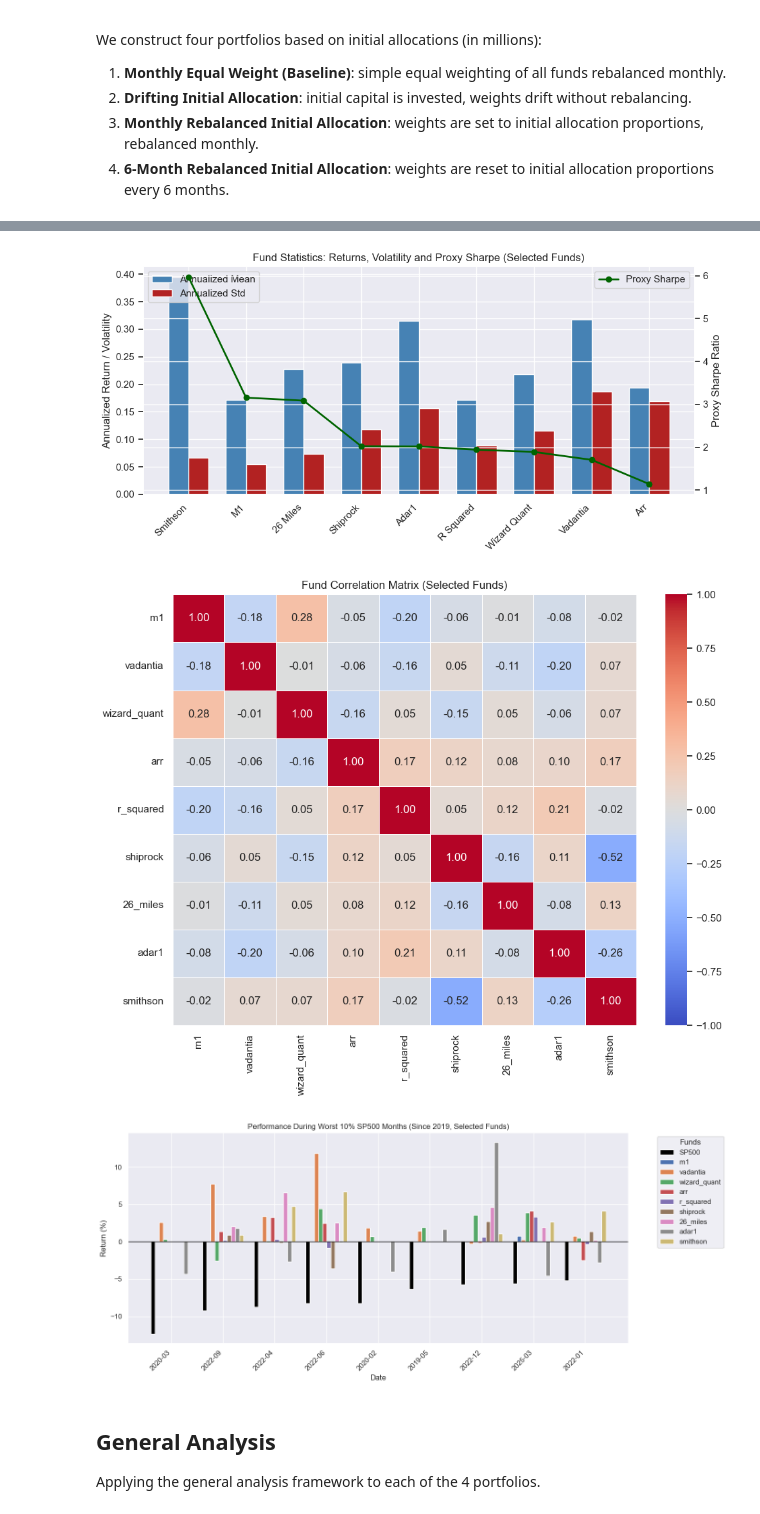
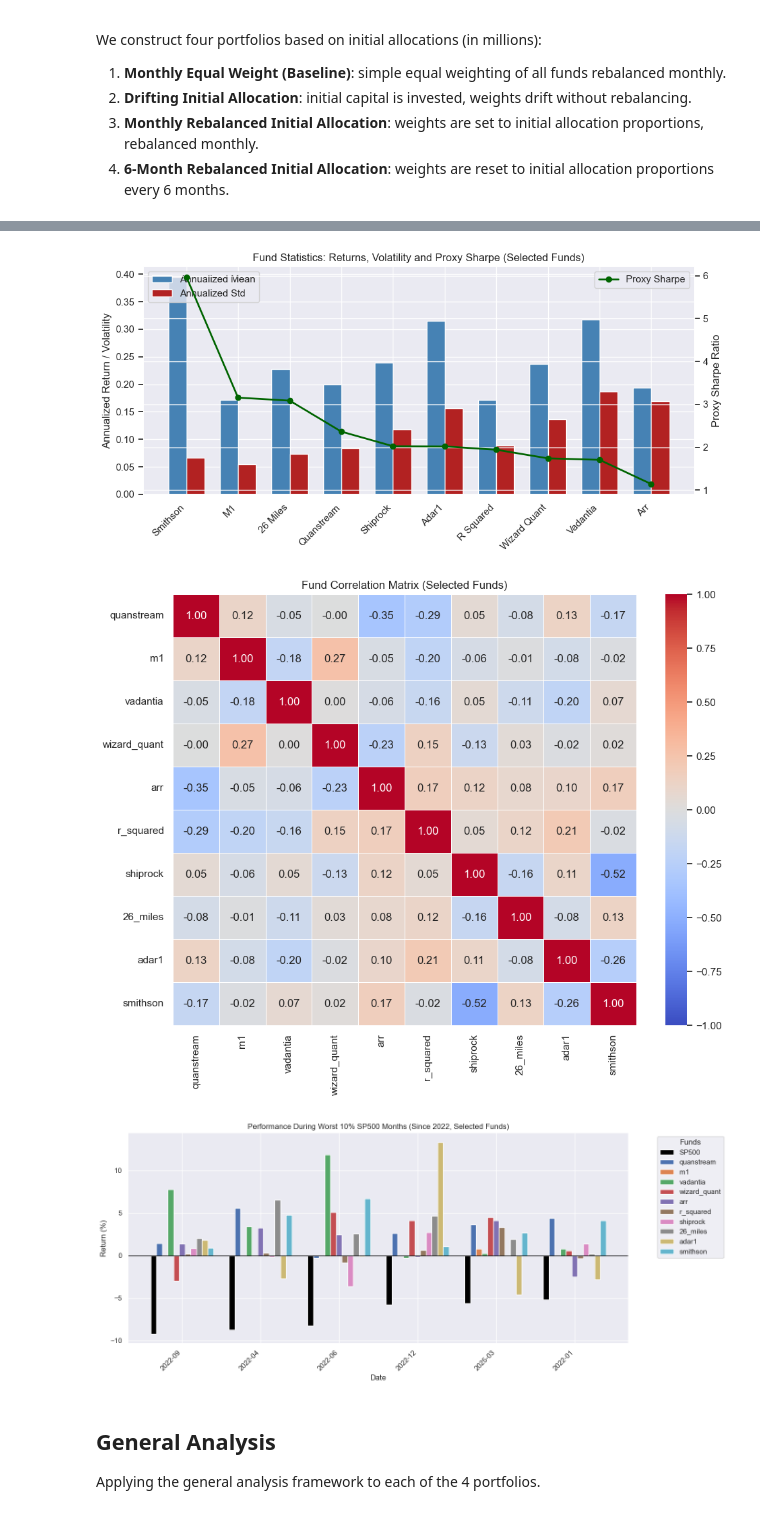
Before and after one commit to arthurdhonneur7/athenee_hf_portfolio, a Jupyter notebook: target_pflio.ipynb, the cells around one changed output, grey strips where cells are left out. Saved outputs shown, nothing was run; the diff lists cells and outputs as text; code cells hidden in the pictures.

Commit message:
adding the wizard quant offshore and analysis

```diff
--- a/target_pflio.ipynb
+++ b/target_pflio.ipynb
@@ -39,11 +39,12 @@ cols_to_keep = [c for c in cols_to_keep if c in df.columns]
 
 WIZARD_QUANT_LEVERAGE = True
 if WIZARD_QUANT_LEVERAGE and 'wizard_quant' in df.columns:
-    df['wizard_quant'] *= 2 - 0.04 / 12
+    df['wizard_quant'] *= 2.3 - 0.04 / 12
 
 df['smithson'] *= 0.7
 df['26_miles'] *= 0.7
 df['anvik'] *= 0.7
+df['quanstream'] *= 0.8
 
 df = df[cols_to_keep]
 df_full = df.copy()
@@ -377,7 +378,7 @@ We construct four portfolios based on initial allocations (in millions):
 # %%
 # Initial capital allocation per fund (in millions)
 allocations = {
-    # 'quanstream': 1,
+    'quanstream': 1,
     'm1': 1,
     'vadantia': 1.0,
     # 'enko': 1.0,
@@ -461,6 +462,7 @@ os.makedirs('report', exist_ok=True)
 plt.savefig('report/4_strategies_growth.pdf', bbox_inches='tight')
 plt.show()
 
+
 # Set portfolios_df based on the boolean flag to control downstream statistics
 if show_all_portfolios:
     portfolios_df = all_portfolios_df
@@ -489,37 +505,37 @@ stats_df_sel = stats_df_sorted.loc[stats_df_sorted.index.intersection(selected_f
 fig, ax1 = plt.subplots(figsize=(10, 5))
 x = np.arange(len(stats_df_sel))
 width = 0.35
 ax1.bar(x - width/2, stats_df_sel["Annualized Mean"], width, label='Annualized Mean', color='steelblue')
 ax1.bar(x + width/2, stats_df_sel["Annualized Std"], width, label='Annualized Std', color='firebrick')
 ax1.set_ylabel('Annualized Return / Volatility')
 ax1.set_title('Fund Statistics: Returns, Volatility and Proxy Sharpe (Selected Funds)')
 ax1.set_xticks(x)
 ax1.set_xticklabels([str(c).replace('_', ' ').title() for c in stats_df_sel.index], rotation=45, ha='right')
 ax1.legend(loc='upper left')
 ax2 = ax1.twinx()
 ax2.plot(x, stats_df_sel["Proxy Sharpe"], color='darkgreen', marker='o', linewidth=2, label='Proxy Sharpe')
 ax2.set_ylabel('Proxy Sharpe Ratio')
 ax2.legend(loc='upper right')
 plt.tight_layout()
 fig.savefig("report/fund_stats.pdf", bbox_inches="tight")
 plt.show()
 
 # 2. Correlation Matrix
 corr_matrix_sel = df_funds_full[df_funds_full.columns.intersection(selected_funds)].corr()
 plt.figure(figsize=(10, 8))
 sns.heatmap(corr_matrix_sel, annot=True, cmap='coolwarm', vmin=-1, vmax=1, fmt=".2f", linewidths=.5)
 plt.title('Fund Correlation Matrix (Selected Funds)')
 plt.tight_layout()
 plt.savefig("report/correlation.pdf", bbox_inches="tight")
 plt.show()
 
 # 3. Worst 10% SP500 Months
 # Using df_full to have sp500
-plot_worst_sp500_months_interactive(df_full[['sp500'] + [f for f in selected_funds if f in df_full.columns]], "(Since 2019, Selected Funds)", start_date="2019-01-01", save_path="report/worst_sp500_months.pdf")
+plot_worst_sp500_months_interactive(df[['sp500'] + [f for f in selected_funds if f in df.columns]], "(Since 2022, Selected Funds)", start_date="2022-01-01", save_path="report/worst_sp500_months.pdf")
 # %% [output]
-[figure, old version]
+[figure, new version]
-[figure, old version]
+[figure, new version]
-[figure, old version]
+[figure, new version]
 # %% [markdown]
 ## General Analysis
 
```
Also changed, not shown: parts of 8 cells of this notebook, 19 other files.
